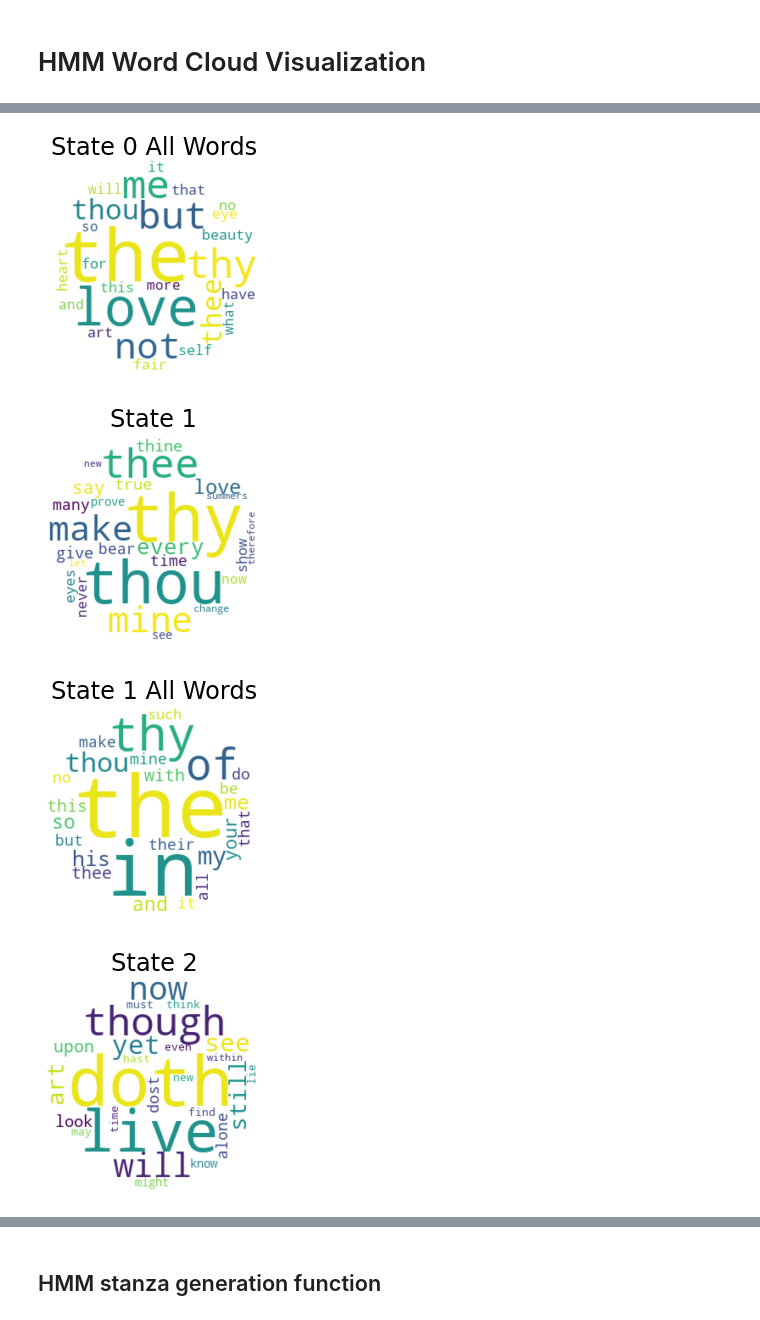
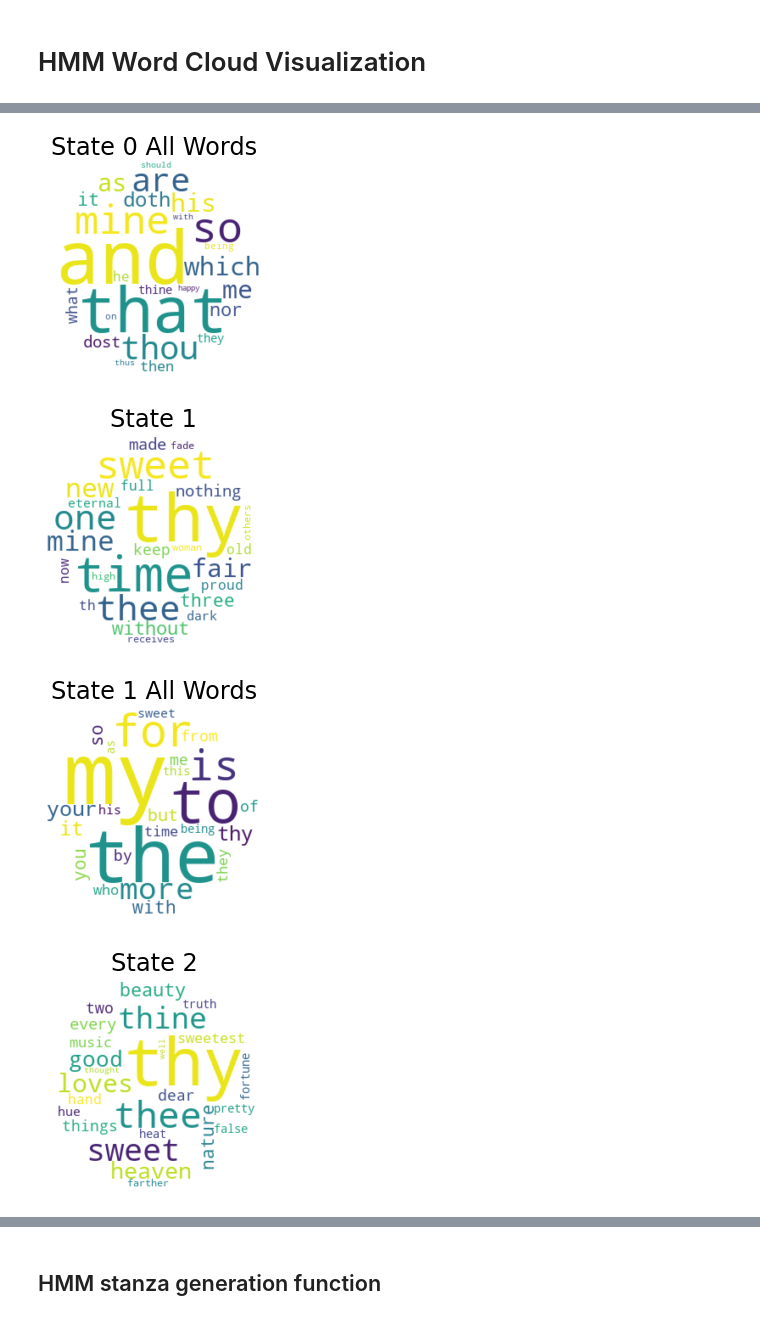
Before and after one commit to treyra/CS155_miniproject3, a Jupyter notebook: Indecision_Trees_Notebook_MiniProject_3.ipynb, the cells around one changed output, grey strips where cells are left out. Drawn from its saved outputs; the diff is of its cells as text; code cells hidden in the pictures.

```diff
--- a/Indecision_Trees_Notebook_MiniProject_3.ipynb
+++ b/Indecision_Trees_Notebook_MiniProject_3.ipynb
@@ -991,2 +989,11 @@ for line in syl_data:
   syl_dict.update({line[0]: [line[i] for i in range(1, len(line))]})
+# %%
+# create the comparison dictionary
+comp_dict = dict()
+for row in syl_data_original:
+  to_remove = ['-', "'"]
+  mod = ''.join([j for j in row[0] if j not in to_remove])
+  comp_dict.update({mod: row[0]})
+# add the conversion from i to I
+comp_dict.update({'i': 'I'})
 # %% [markdown]
@@ -999,9 +1008,9 @@ class SonnetHiddenMarkovModel ( HiddenMarkovModel ):
     Class implementation of Hidden Markov Models for rhyming sonnets
     '''
 
-    def __init__(self, A, O,rhyme_array,syl_dict,obs_map):
+    def __init__(self, A, O,syl_dict,obs_map,comp_dict):
 
-        self.rhyme_array = rhyme_array
+        self.comp_dict = comp_dict
         self.syl_dict = syl_dict
         self.obs_map = obs_map
         self.obs_map_r = obs_map_reverser(obs_map)
@@ -1078,8 +1087,8 @@ class SonnetHiddenMarkovModel ( HiddenMarkovModel ):
             #print(k)
             if k>=10:
               line_syls.append(k)
-          sentence = [self.obs_map_r[i] for i in emission]
-          print(' '.join(sentence).capitalize())
+          sentence = [self.comp_dict[self.obs_map_r[emission[i]]].capitalize() if i==0 else self.comp_dict[self.obs_map_r[emission[i]]] for i in range(len(emission))]
+          print(' '.join(sentence))
           # break the line after 4/8/12 lines
           if (i == 3 or i == 7 or i == 11):
             print('\n')
@@ -1232,7 +1243,7 @@ loadA = np.load(io.BytesIO(response.content))
 response = requests.get('https://github.com/treyra/CS155_miniproject3/blob/main/trained_hmms/15_50_O.npy?raw=true')
 response.raise_for_status()
 loadO = np.load(io.BytesIO(response.content))
-hmm15 = SonnetHiddenMarkovModel(loadA, loadO,rhyme_array,syl_dict,obs_map)
+hmm15 = SonnetHiddenMarkovModel(loadA, loadO,syl_dict,obs_map,comp_dict)
 hmm15.generate_sonnet()
 
 visualize_sparsities(hmm15, O_max_cols=50)
@@ -1504,2 +1422,6 @@ class RhymingHiddenMarkovModel ( HiddenMarkovModel ):
+# %%
+rhyming_obs = []
+for i in range(len(obs)):
+    rhyming_obs.append(obs[i][::-1])
 # %%
 # train a HMM (only a few epochs)
@@ -1815,5 +1588,5 @@ def get_top_words(hmm, obs_map, num_words=50, show = True):
       print('State {0},{1} top words: {2}'.format(i,num_words,sorted_sentence_all[i][:num_words]))
     #return wordclouds
 
-get_top_words(hmm5, obs_map, 25)
+get_top_words(hmm15, obs_map, 25)
 # %% [output]
@@ -1821,4 +1594,4 @@ get_top_words(hmm5, obs_map, 25)
-[figure, old version]
+[figure, new version]
-[figure, old version]
+[figure, new version]
-[figure, old version]
+[figure, new version]
-[figure, old version]
+[figure, new version]
```
Also changed, not shown: parts of 59 cells of this notebook.
